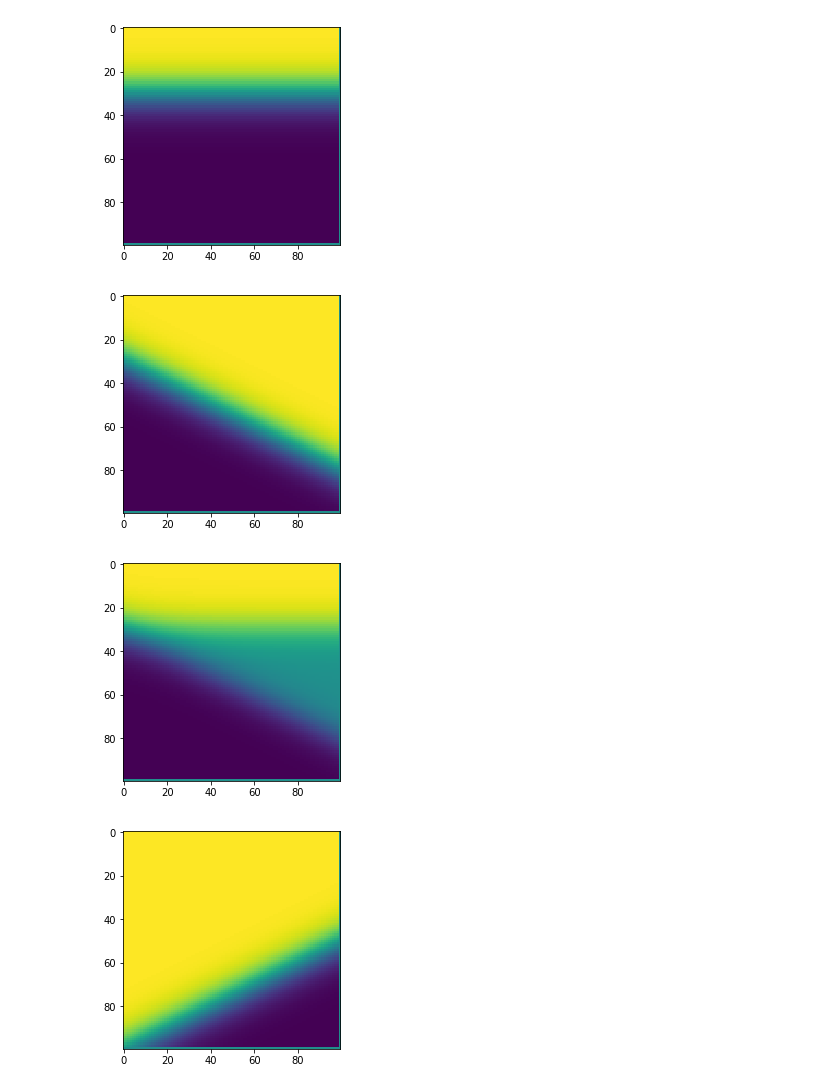
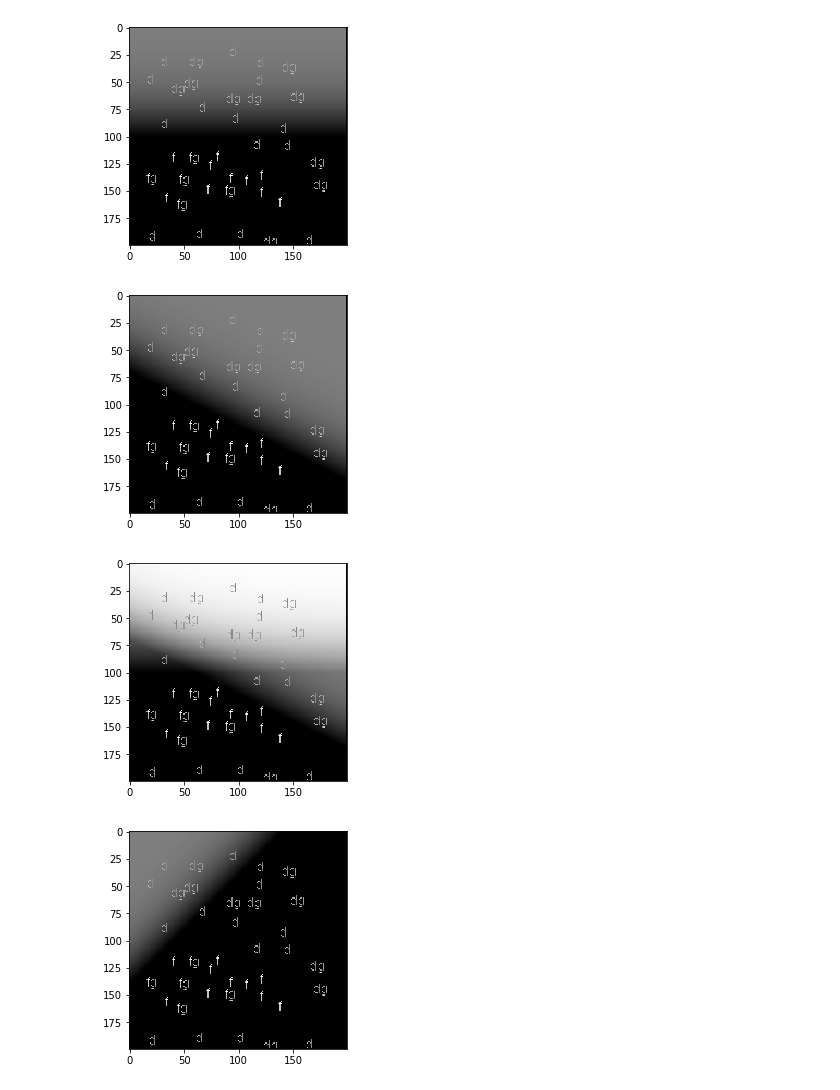
Before and after one commit to wouterdewinter/ai-captain, a Jupyter notebook: notebooks/deep learning explained.ipynb, the cells around one changed output. Drawn from its saved outputs; the diff is of its cells as text; code cells hidden in the pictures.

```diff
--- a/notebooks/deep learning explained.ipynb
+++ b/notebooks/deep learning explained.ipynb
@@ -0,0 +1,16 @@
+# %%
+import matplotlib.pyplot as plt
+import matplotlib.image as mpimage
+import numpy as np
+
+dogs_and_fish = mpimage.imread('fish_and_dogs.png')
+imgplot = plt.imshow(dogs_and_fish, cmap='gray')
+def over_lay(weights, org_img=None):
+    if org_img is None:
+        org_img = dogs_and_fish
+    for row in range(0,199):
+        for column in range(0,199):
+            if org_img[row][column] > 0.5:
+
+                weights[row][column] = org_img[row][column] * 2
+    return weights
@@ -1,32 +19,29 @@
 # %%
-import matplotlib.pyplot as plt
-import matplotlib.image as mpimage
-import numpy as np
 
 def make_divider(W,B):
-    divider = np.zeros((100,100))
-    for row in range(0,99):
-        for column in range(0,99):
-           divider[row][column] = np.tanh((column * W + B - row)/10.)
-    return divider
+    divider = np.zeros((200,200))
+    for row in range(0,199):
+        for column in range(0,199):
+            divider[row][column] = np.tanh((column * W + (B+100) - row)/40.)
 
-divider = make_divider(0,30)
-imgplot = plt.imshow(divider)
-divider2 = make_divider(1,0)
+    return np.clip(divider, 0, 5)
+
+divider = make_divider(0,0)
+imgplot = plt.imshow(over_lay(divider), cmap='gray')
 # %% [output]
-[figure, old version]
+[figure, new version]
 # %%
-divider2 = make_divider(0.5,30)
-imgplot = plt.imshow(divider2)
+divider2 = make_divider(0.5,-30)
+imgplot = plt.imshow(over_lay(divider2), cmap='gray')
 # %% [output]
-[figure, old version]
+[figure, new version]
 # %%
 sum_divider = (divider)+(divider2)
-imgplot = plt.imshow(sum_divider)
+imgplot = plt.imshow(over_lay(sum_divider), cmap='gray')
 # %% [output]
-[figure, old version]
+[figure, new version]
 # %%
-divider3 = make_divider(-0.5,100)
-imgplot = plt.imshow(divider3)
+divider3 = make_divider(-1,40)
+imgplot = plt.imshow(over_lay(divider3), cmap='gray')
 # %% [output]
-[figure, old version]
+[figure, new version]
```
Also changed, not shown: parts of 6 cells of this notebook, 8 other files.
